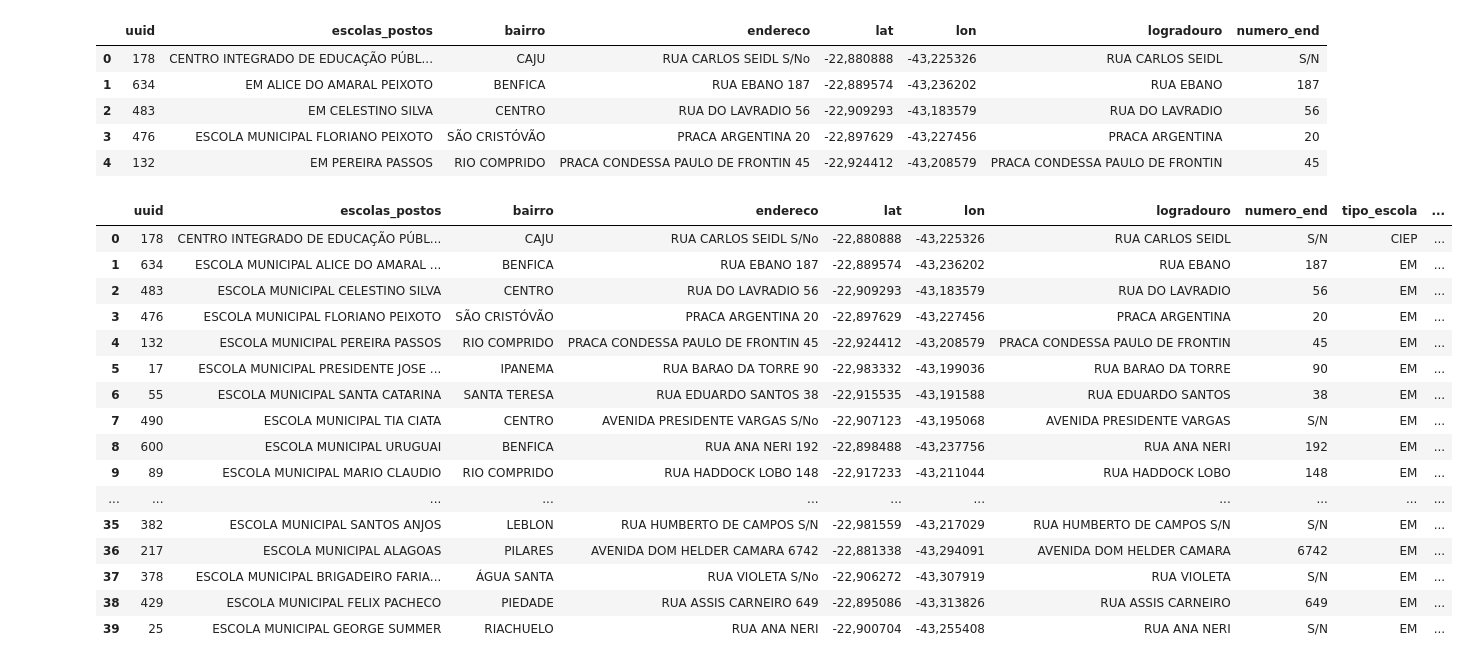
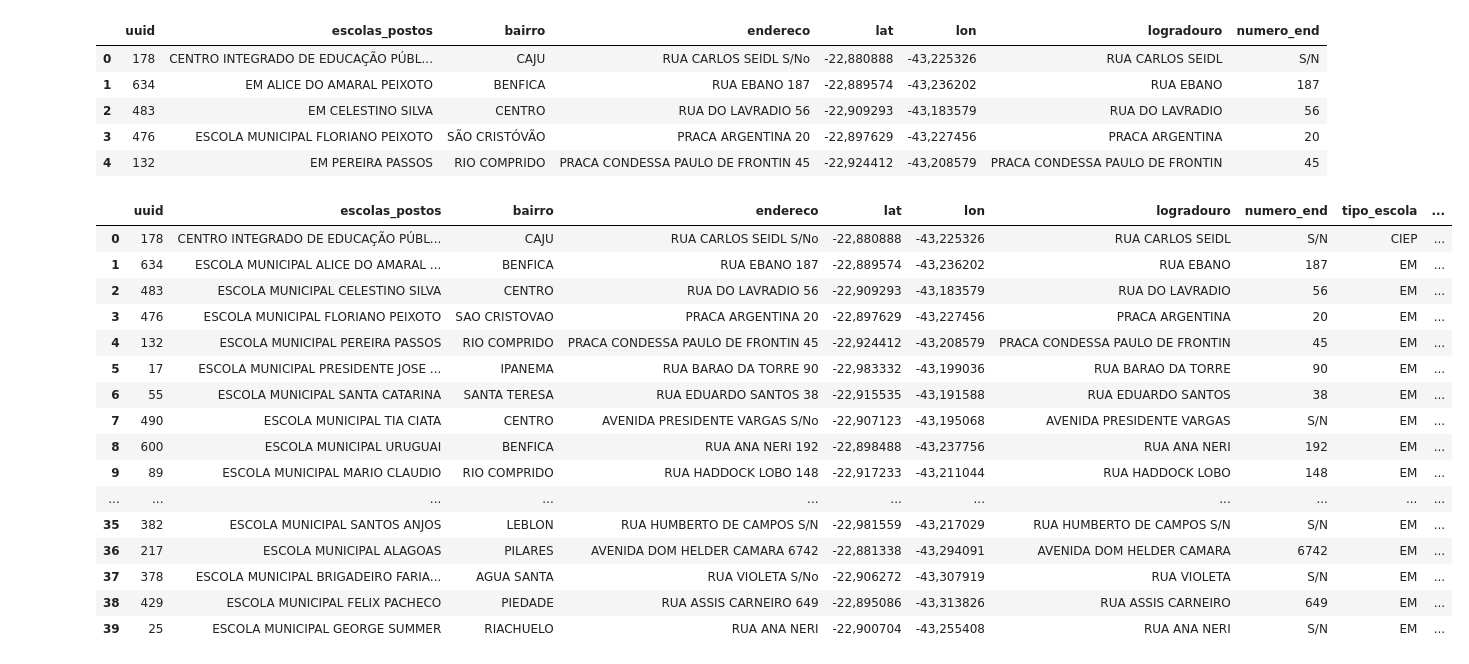
Before and after one commit to renannevesr/SantanderCoders-Modulo3, a Jupyter notebook: main.ipynb, the cells around one changed output. Cells and saved outputs as stored; diff of their text form; code cells hidden in the pictures.

Commit message:
feat: merged material

```diff
--- a/main.ipynb
+++ b/main.ipynb
@@ -90,16 +90,16 @@ df_raw['tipo_escola'] = df_raw['escolas_postos'].apply(type_school)
 df_sub["nome"] = df_sub["nome"].str.upper().apply(unidecode)
 df_raw["bairro"] = df_raw["bairro"].str.upper().apply(unidecode)
 # %%
-df_merged = df_raw.merge(df_sub, left_on='bairro', right_on='nome', how='left')
-df_merged.drop(columns=['nome'], inplace=True)
+df_raw_sub = df_raw.merge(df_sub, left_on='bairro', right_on='nome', how='left')
+df_raw_sub.drop(columns=['nome'], inplace=True)
 # %%
-df_merged.head(40)
+df_raw_sub.head(40)
 # %% [output]
 |  | uuid | escolas_postos | bairro | endereco | lat | lon | logradouro | numero_end | tipo_escola | ... |
 | 0 | 178 | CENTRO INTEGRADO DE EDUCAÇÃO PÚBL... | CAJU | RUA CARLOS SEIDL S/No | -22,880888 | -43,225326 | RUA CARLOS SEIDL | S/N | CIEP | ... |
 | 1 | 634 | ESCOLA MUNICIPAL ALICE DO AMARAL ... | BENFICA | RUA EBANO 187 | -22,889574 | -43,236202 | RUA EBANO | 187 | EM | ... |
 | 2 | 483 | ESCOLA MUNICIPAL CELESTINO SILVA | CENTRO | RUA DO LAVRADIO 56 | -22,909293 | -43,183579 | RUA DO LAVRADIO | 56 | EM | ... |
-| 3 | 476 | ESCOLA MUNICIPAL FLORIANO PEIXOTO | SÃO CRISTÓVÃO | PRACA ARGENTINA 20 | -22,897629 | -43,227456 | PRACA ARGENTINA | 20 | EM | ... |
+| 3 | 476 | ESCOLA MUNICIPAL FLORIANO PEIXOTO | SAO CRISTOVAO | PRACA ARGENTINA 20 | -22,897629 | -43,227456 | PRACA ARGENTINA | 20 | EM | ... |
 | 4 | 132 | ESCOLA MUNICIPAL PEREIRA PASSOS | RIO COMPRIDO | PRACA CONDESSA PAULO DE FRONTIN 45 | -22,924412 | -43,208579 | PRACA CONDESSA PAULO DE FRONTIN | 45 | EM | ... |
 | 5 | 17 | ESCOLA MUNICIPAL PRESIDENTE JOSE ... | IPANEMA | RUA BARAO DA TORRE 90 | -22,983332 | -43,199036 | RUA BARAO DA TORRE | 90 | EM | ... |
 | 6 | 55 | ESCOLA MUNICIPAL SANTA CATARINA | SANTA TERESA | RUA EDUARDO SANTOS 38 | -22,915535 | -43,191588 | RUA EDUARDO SANTOS | 38 | EM | ... |
@@ -109,6 +109,6 @@ df_merged.head(40)
 | ... | ... | ... | ... | ... | ... | ... | ... | ... | ... | ... |
 | 35 | 382 | ESCOLA MUNICIPAL SANTOS ANJOS | LEBLON | RUA HUMBERTO DE CAMPOS S/N | -22,981559 | -43,217029 | RUA HUMBERTO DE CAMPOS S/N | S/N | EM | ... |
 | 36 | 217 | ESCOLA MUNICIPAL ALAGOAS | PILARES | AVENIDA DOM HELDER CAMARA 6742 | -22,881338 | -43,294091 | AVENIDA DOM HELDER CAMARA | 6742 | EM | ... |
-| 37 | 378 | ESCOLA MUNICIPAL BRIGADEIRO FARIA... | ÁGUA SANTA | RUA VIOLETA S/No | -22,906272 | -43,307919 | RUA VIOLETA | S/N | EM | ... |
+| 37 | 378 | ESCOLA MUNICIPAL BRIGADEIRO FARIA... | AGUA SANTA | RUA VIOLETA S/No | -22,906272 | -43,307919 | RUA VIOLETA | S/N | EM | ... |
 | 38 | 429 | ESCOLA MUNICIPAL FELIX PACHECO | PIEDADE | RUA ASSIS CARNEIRO 649 | -22,895086 | -43,313826 | RUA ASSIS CARNEIRO | 649 | EM | ... |
 | 39 | 25 | ESCOLA MUNICIPAL GEORGE SUMMER | RIACHUELO | RUA ANA NERI | -22,900704 | -43,255408 | RUA ANA NERI | S/N | EM | ... |
```
